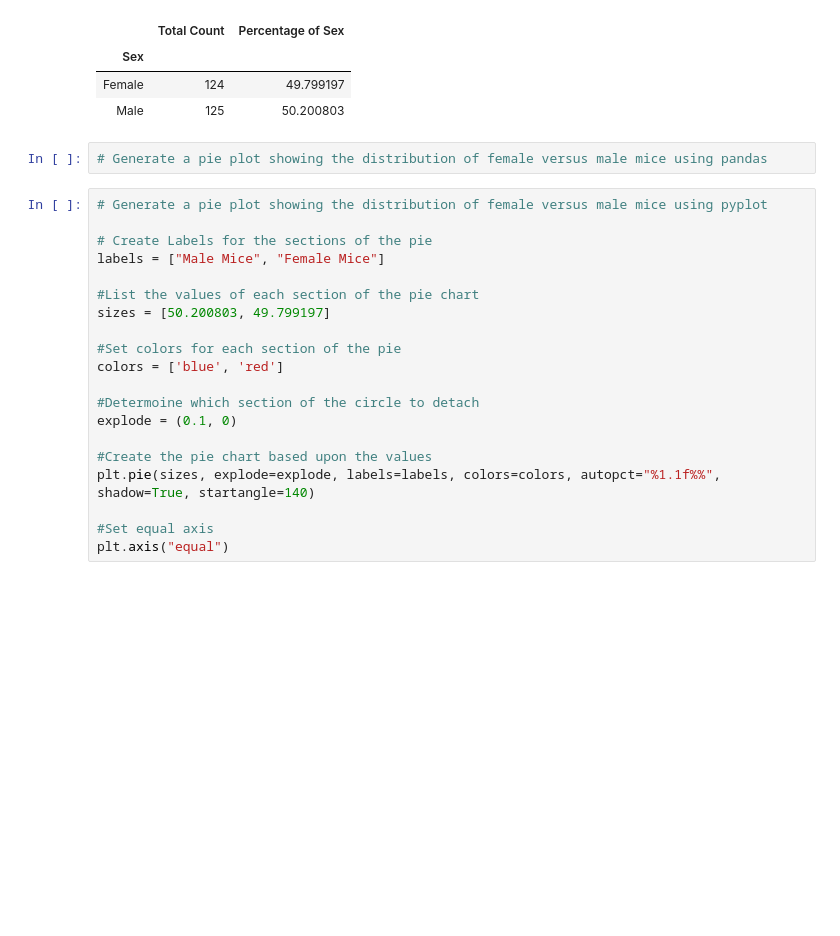
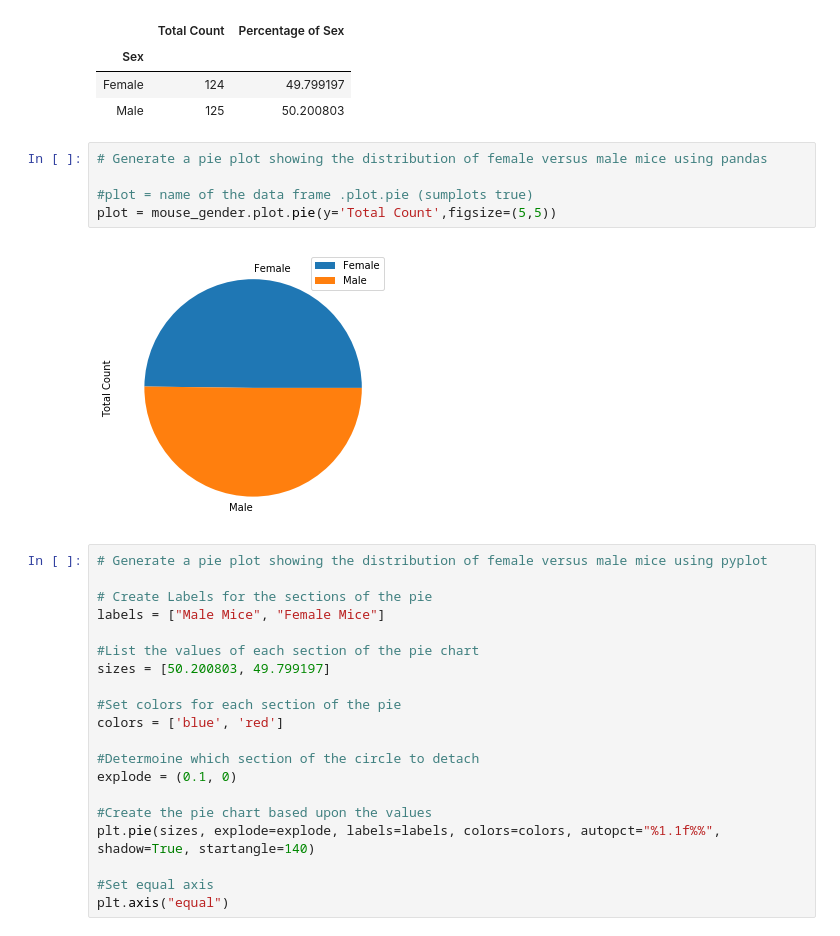
Before and after one commit to BaouleSama/Drug_Study_Analysis, a Jupyter notebook: Pymaceuticals/pymaceuticals_starter.ipynb, the cells around one changed output. Cells and saved outputs as stored; diff of their text form; blank space fills up the shorter version.

```diff
--- a/Pymaceuticals/pymaceuticals_starter.ipynb
+++ b/Pymaceuticals/pymaceuticals_starter.ipynb
@@ -161,6 +186,11 @@ mouse_gender
 | Male | 125 | 50.200803 |
 # %%
 # Generate a pie plot showing the distribution of female versus male mice using pandas
+
+#plot = name of the data frame .plot.pie (sumplots true)
+plot = mouse_gender.plot.pie(y='Total Count',figsize=(5,5))
+# %% [output]
+[figure, added]
 # %%
 # Generate a pie plot showing the distribution of female versus male mice using pyplot
 
```
Also changed, not shown: parts of 7 cells of this notebook.
